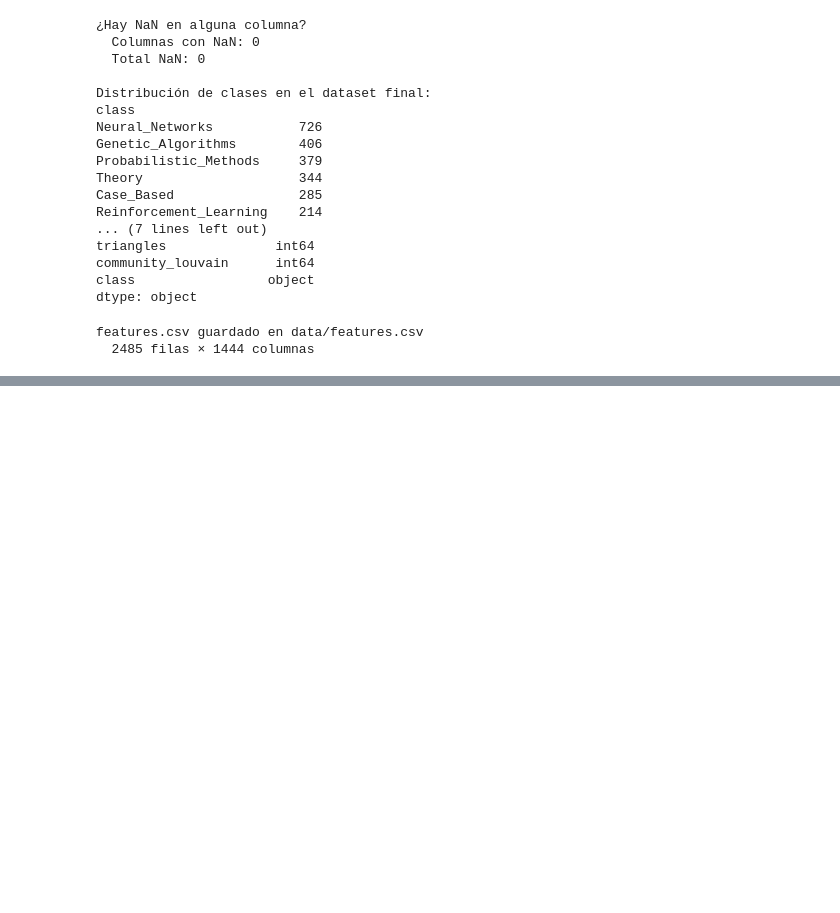
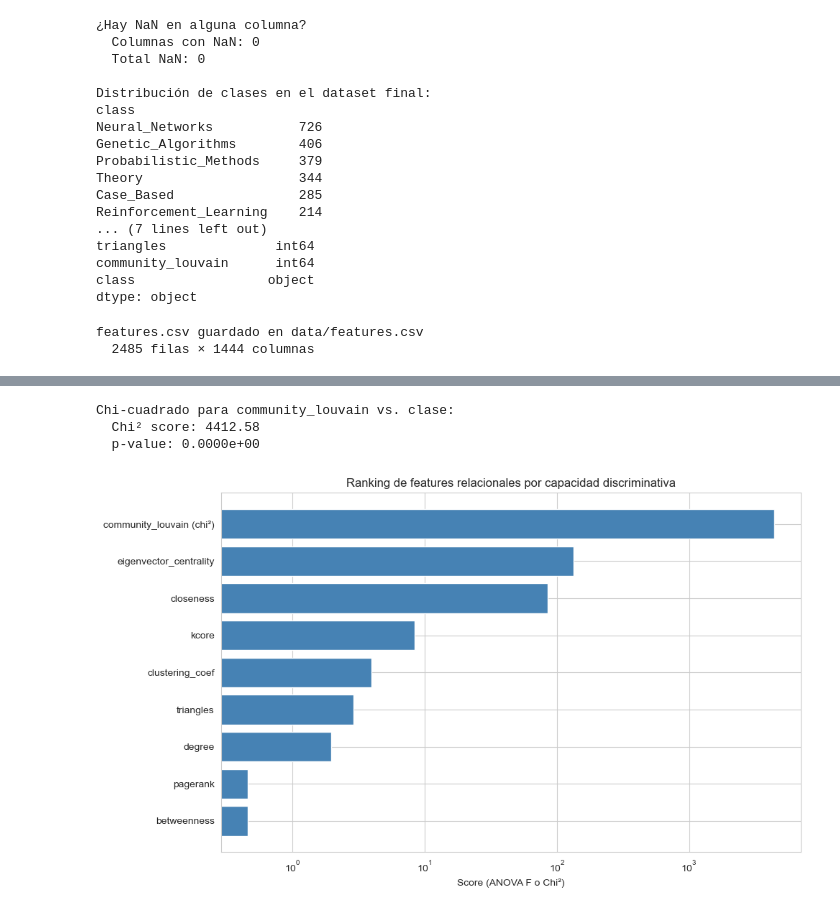
Before and after one commit to JesusSQ/aprendizaje-automatico-relacional, a Jupyter notebook: notebooks/01_eda_y_features.ipynb, the cells around one changed output, grey strips where cells are left out. Cells and saved outputs as stored; diff of their text form; code cells hidden in the pictures; blank space fills up the shorter version.

```diff
--- a/notebooks/01_eda_y_features.ipynb
+++ b/notebooks/01_eda_y_features.ipynb
@@ -554,0 +727,34 @@ features.csv guardado en data/features.csv
+# %%
+# Chi-cuadrado para la feature categórica community_louvain
+# chi2 de sklearn requiere que los valores sean no negativos: las IDs de comunidad ya lo son
+X_cat = features_final[["community_louvain"]]
+chi2_score, p_val_chi2 = chi2(X_cat, y)
+
+print(f"Chi-cuadrado para community_louvain vs. clase:")
+print(f"  Chi² score: {chi2_score[0]:.2f}")
+print(f"  p-value: {p_val_chi2[0]:.4e}")
+# %% [output]
+Chi-cuadrado para community_louvain vs. clase:
+  Chi² score: 4412.58
+  p-value: 0.0000e+00
+# %%
+# Añadimos community_louvain a la tabla para tener todo junto
+fila_louvain = pd.DataFrame({
+    "feature": ["community_louvain (chi²)"],
+    "F_score": [chi2_score[0]],
+    "p_value": [p_val_chi2[0]]
+})
+
+# Combinamos y ordenamos
+resultados_completos = pd.concat([resultados_anova, fila_louvain], ignore_index=True)
+resultados_completos = resultados_completos.sort_values("F_score", ascending=True)
+
+fig, ax = plt.subplots(figsize=(10, 6))
+ax.barh(resultados_completos["feature"], resultados_completos["F_score"], color="steelblue")
+ax.set_xlabel("Score (ANOVA F o Chi²)")
+ax.set_title("Ranking de features relacionales por capacidad discriminativa")
+ax.set_xscale("log")  # Escala log porque chi² puede ser órdenes de magnitud mayor
+plt.tight_layout()
+plt.show()
+# %% [output]
+[figure, added]
```
Also changed, not shown: parts of 22 cells of this notebook, 3 other files.
